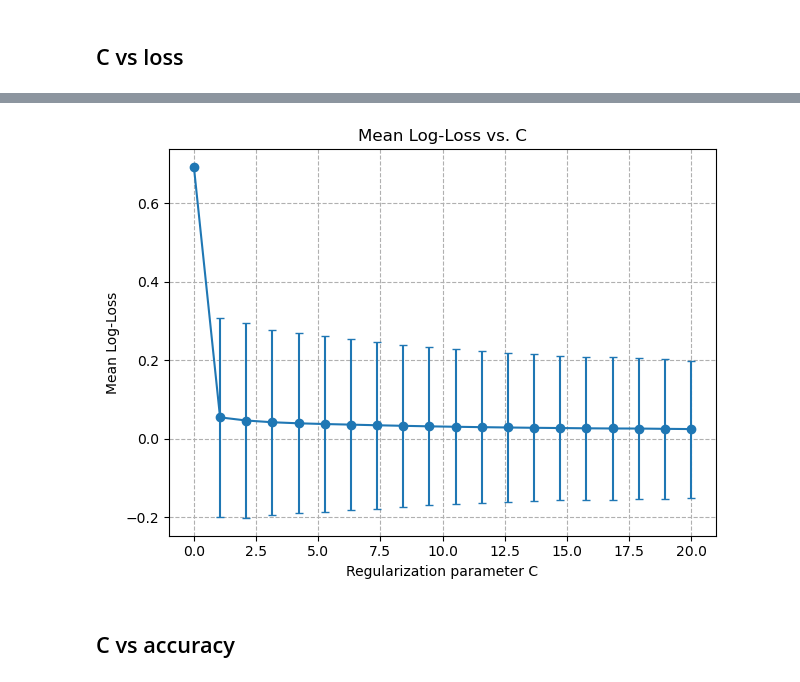
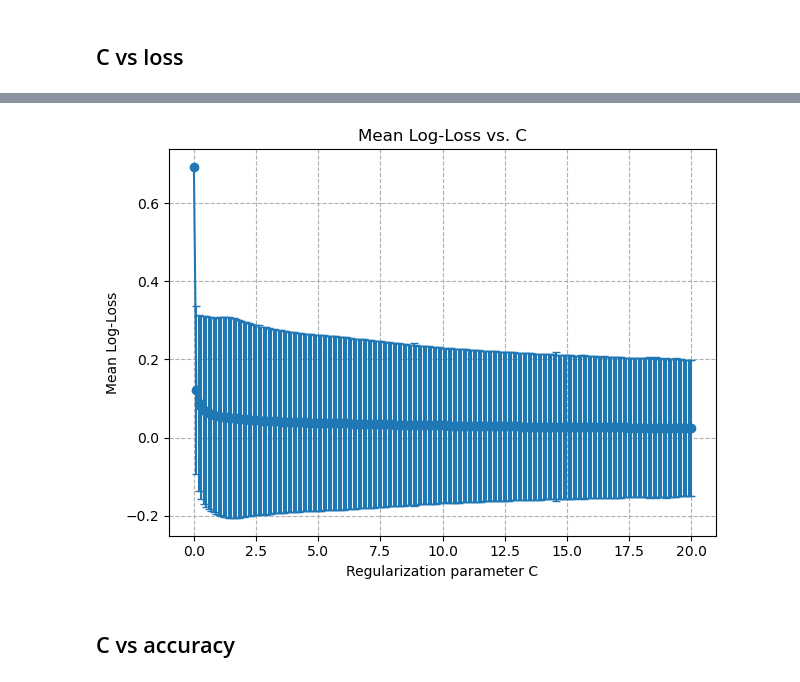
Before and after one commit to jswistak/optimization-project, a Jupyter notebook: test.ipynb, the cells around one changed output, grey strips where cells are left out. Saved outputs shown, nothing was run; the diff lists cells and outputs as text; code cells hidden in the pictures.

```diff
--- a/test.ipynb
+++ b/test.ipynb
@@ -78,7 +124,7 @@ Training with method = 'Powell'
 ## C vs loss
 # %%
 # Define grid of C values
-Cs = np.linspace(0.001, 20, 20)
+Cs = np.linspace(0, 20, 200)
 
 # Run experiment
 Cs_arr, mean_losses, std_losses = run_c_experiment_logloss(
@@ -116,4 +162,4 @@ Optimal C = 20, Mean Log-Loss = 0.0245 ± 0.1747
-[figure, old version]
+[figure, new version]
 # %% [markdown]
 ## C vs accuracy
 # %%
```
Also changed, not shown: parts of 10 cells of this notebook, 1 other file.
